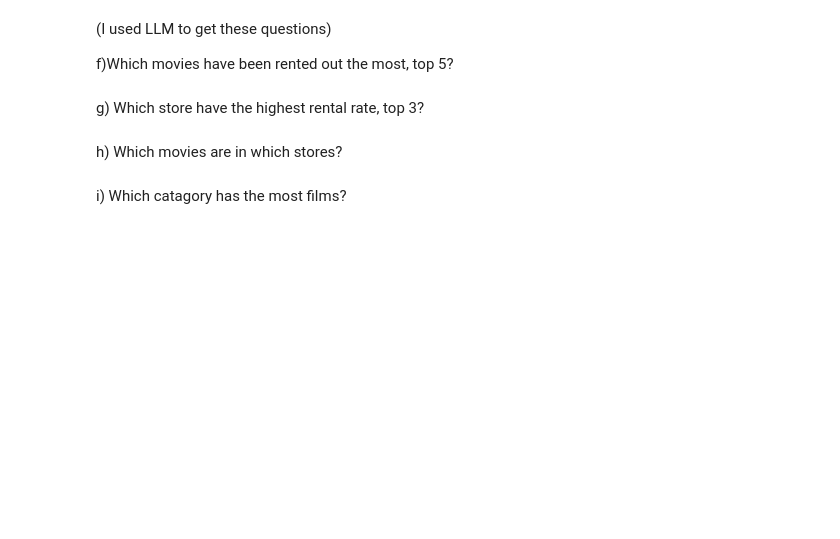
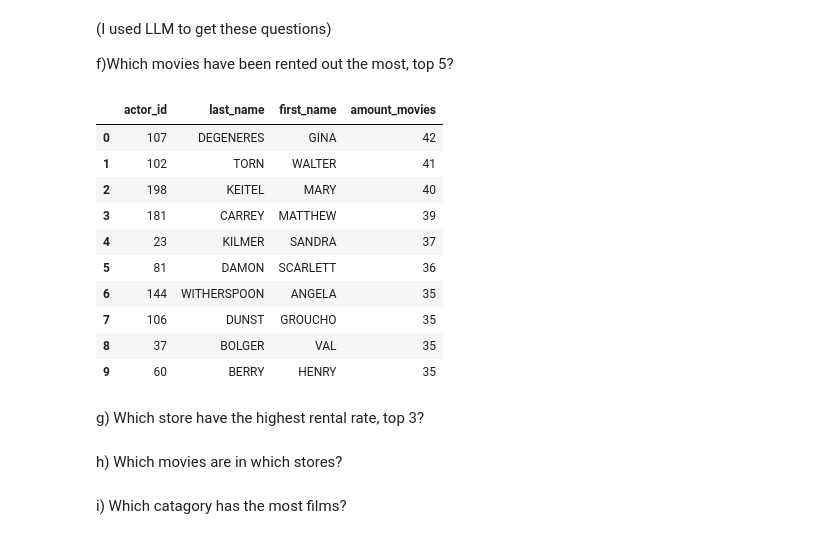
Before and after one commit to aliciagez/sakila_lab_alicia_gezelius, a Jupyter notebook: sakila_querie.ipynb, the cells around one changed output. Saved outputs shown, nothing was run; the diff lists cells and outputs as text; code cells hidden in the pictures; blank space fills up the shorter version.

```diff
--- a/sakila_querie.ipynb
+++ b/sakila_querie.ipynb
@@ -153,6 +150,31 @@ LIMIT 10;
 (I used LLM to get these questions)
 
 f)Which movies have been rented out the most, top 5?
+# %%
+duckdb_query("""
+SELECT
+    a.actor_id,
+    ab.last_name,
+    ab.first_name,
+    COUNT(*) as amount_movies
+FROM staging.film_actor a
+LEFT JOIN staging.actor ab ON  a.actor_id = ab.actor_id
+GROUP BY a.actor_id, ab.last_name, ab.first_name
+ORDER BY amount_movies DESC
+LIMIT 10;
+""")
+# %% [output]
+|  | actor_id | last_name | first_name | amount_movies |
+| 0 | 107 | DEGENERES | GINA | 42 |
+| 1 | 102 | TORN | WALTER | 41 |
+| 2 | 198 | KEITEL | MARY | 40 |
+| 3 | 181 | CARREY | MATTHEW | 39 |
+| 4 | 23 | KILMER | SANDRA | 37 |
+| 5 | 81 | DAMON | SCARLETT | 36 |
+| 6 | 144 | WITHERSPOON | ANGELA | 35 |
+| 7 | 106 | DUNST | GROUCHO | 35 |
+| 8 | 37 | BOLGER | VAL | 35 |
+| 9 | 60 | BERRY | HENRY | 35 |
 # %% [markdown]
 g) Which store have the highest rental rate, top 3?
 # %% [markdown]
```
Also changed, not shown: parts of 3 cells of this notebook.
